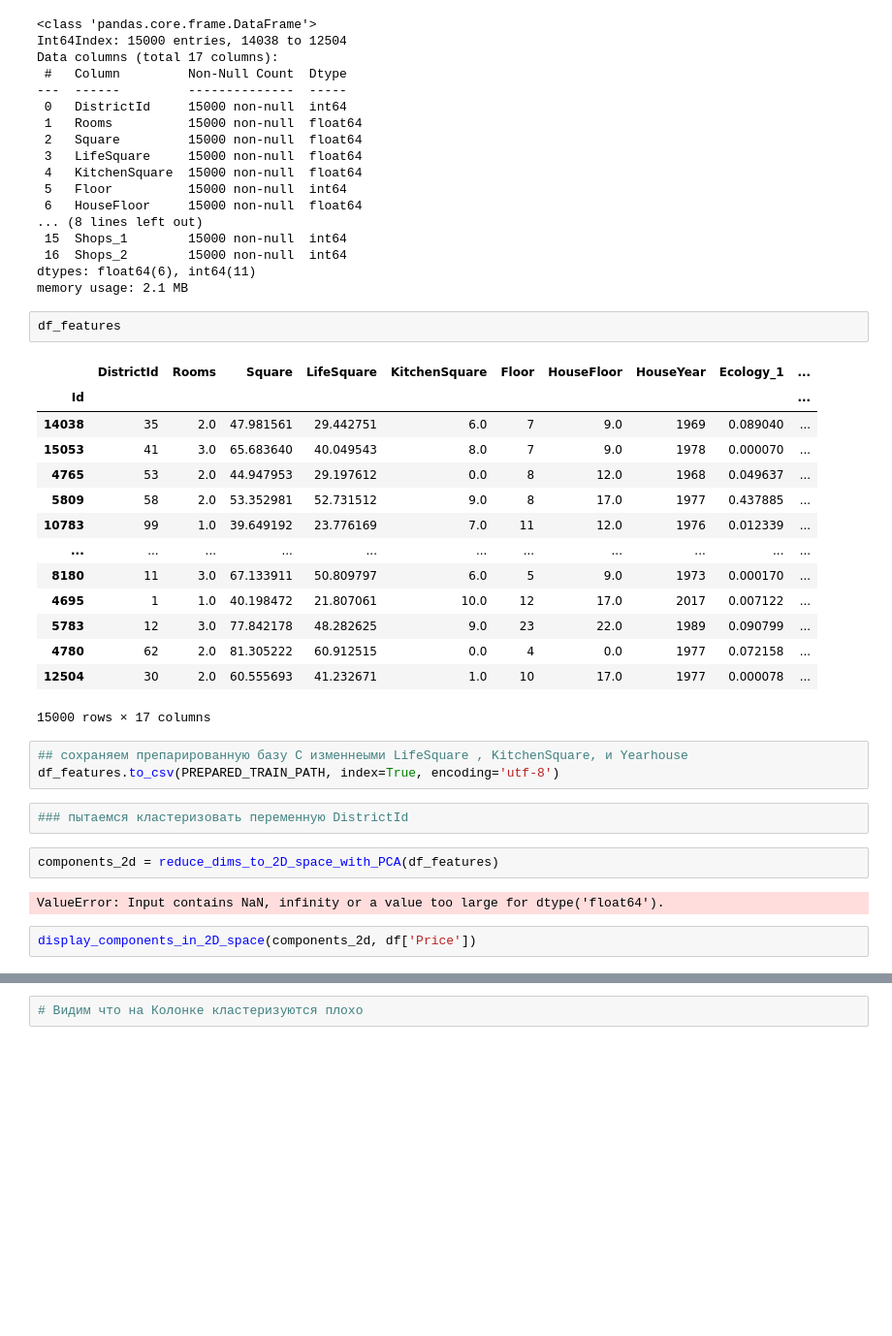
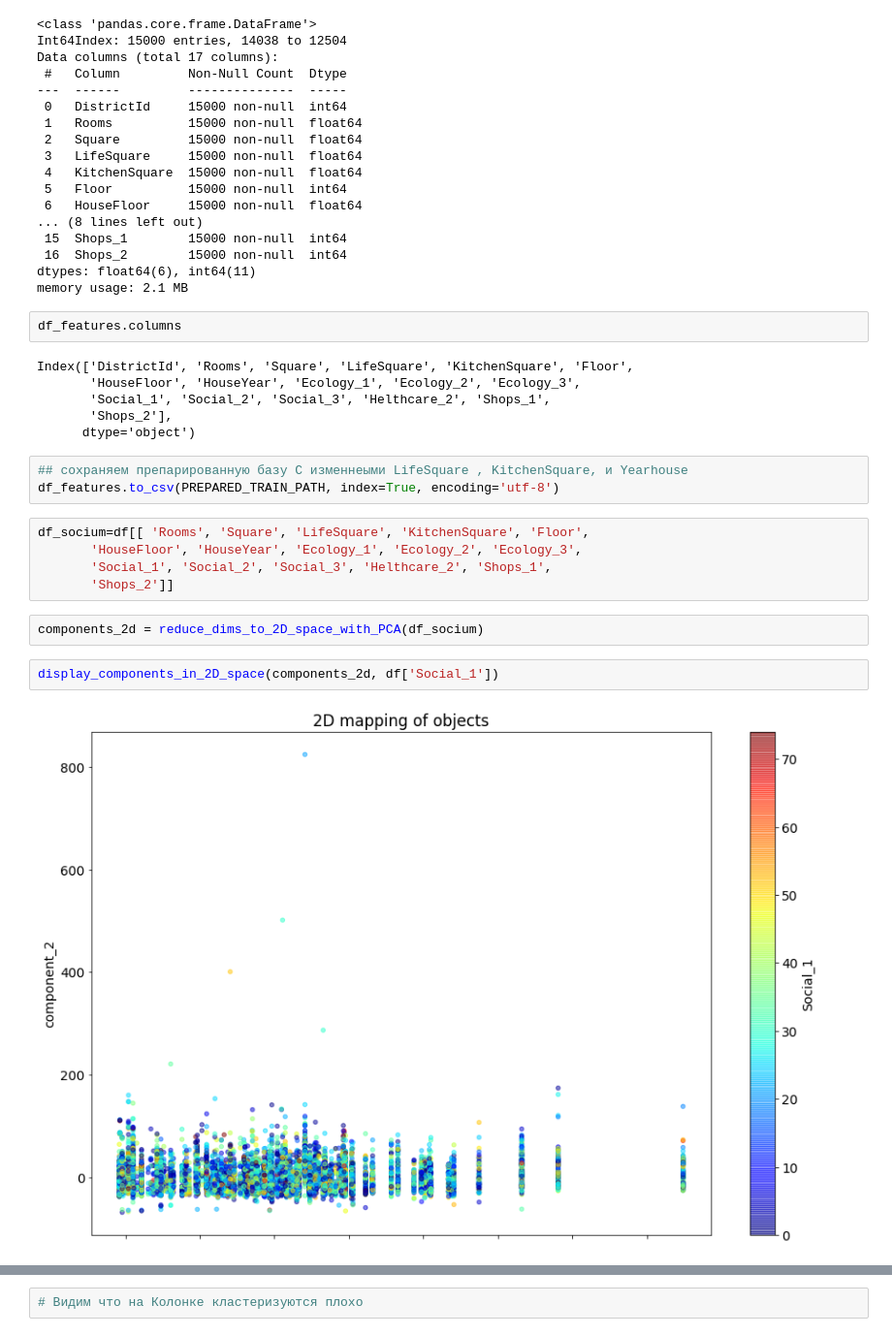
Before and after one commit to vadimsachkov/PYTHON-for-DATA-SCIENCE, a Jupyter notebook: KURSOVAYA/v8/Kursovaya_v8.ipynb, the cells around one changed output, grey strips where cells are left out. Shown at 97% size. Drawn from its saved outputs; the diff is of its cells as text; blank space fills up the shorter version.

```diff
--- a/KURSOVAYA/v8/Kursovaya_v8.ipynb
+++ b/KURSOVAYA/v8/Kursovaya_v8.ipynb
@@ -865,32 +865,26 @@ Data columns (total 17 columns):
 dtypes: float64(6), int64(11)
 memory usage: 2.1 MB
 # %%
-df_features
+df_features.columns
 # %% [output]
-|  | DistrictId | Rooms | Square | LifeSquare | KitchenSquare | Floor | HouseFloor | HouseYear | Ecology_1 | ... |
-| Id |  |  |  |  |  |  |  |  |  | ... |
-| 14038 | 35 | 2.0 | 47.981561 | 29.442751 | 6.0 | 7 | 9.0 | 1969 | 0.089040 | ... |
-| 15053 | 41 | 3.0 | 65.683640 | 40.049543 | 8.0 | 7 | 9.0 | 1978 | 0.000070 | ... |
-| 4765 | 53 | 2.0 | 44.947953 | 29.197612 | 0.0 | 8 | 12.0 | 1968 | 0.049637 | ... |
-| 5809 | 58 | 2.0 | 53.352981 | 52.731512 | 9.0 | 8 | 17.0 | 1977 | 0.437885 | ... |
-| 10783 | 99 | 1.0 | 39.649192 | 23.776169 | 7.0 | 11 | 12.0 | 1976 | 0.012339 | ... |
-| ... | ... | ... | ... | ... | ... | ... | ... | ... | ... | ... |
-| 8180 | 11 | 3.0 | 67.133911 | 50.809797 | 6.0 | 5 | 9.0 | 1973 | 0.000170 | ... |
-| 4695 | 1 | 1.0 | 40.198472 | 21.807061 | 10.0 | 12 | 17.0 | 2017 | 0.007122 | ... |
-| 5783 | 12 | 3.0 | 77.842178 | 48.282625 | 9.0 | 23 | 22.0 | 1989 | 0.090799 | ... |
-| 4780 | 62 | 2.0 | 81.305222 | 60.912515 | 0.0 | 4 | 0.0 | 1977 | 0.072158 | ... |
-| 12504 | 30 | 2.0 | 60.555693 | 41.232671 | 1.0 | 10 | 17.0 | 1977 | 0.000078 | ... |
-15000 rows × 17 columns
+Index(['DistrictId', 'Rooms', 'Square', 'LifeSquare', 'KitchenSquare', 'Floor',
+       'HouseFloor', 'HouseYear', 'Ecology_1', 'Ecology_2', 'Ecology_3',
+       'Social_1', 'Social_2', 'Social_3', 'Helthcare_2', 'Shops_1',
+       'Shops_2'],
+      dtype='object')
 # %%
 ## сохраняем препарированную базу С изменнеыми LifeSquare , KitchenSquare, и Yearhouse
 df_features.to_csv(PREPARED_TRAIN_PATH, index=True, encoding='utf-8')
-# %%
-### пытаемся кластеризовать переменную DistrictId
+# %%
+df_socium=df[[ 'Rooms', 'Square', 'LifeSquare', 'KitchenSquare', 'Floor',
+       'HouseFloor', 'HouseYear', 'Ecology_1', 'Ecology_2', 'Ecology_3',
+       'Social_1', 'Social_2', 'Social_3', 'Helthcare_2', 'Shops_1',
+       'Shops_2']]
 # %%
-components_2d = reduce_dims_to_2D_space_with_PCA(df_features)
+components_2d = reduce_dims_to_2D_space_with_PCA(df_socium)
-# %% [output]
-ValueError: Input contains NaN, infinity or a value too large for dtype('float64').
 # %%
-display_components_in_2D_space(components_2d, df['Price'])
+display_components_in_2D_space(components_2d, df['Social_1'])
+# %% [output]
+[figure, added]
 # %%
 **Снижение размерности до 3х компонент**
```
Also changed, not shown: parts of 15 cells of this notebook, 7 other files.
